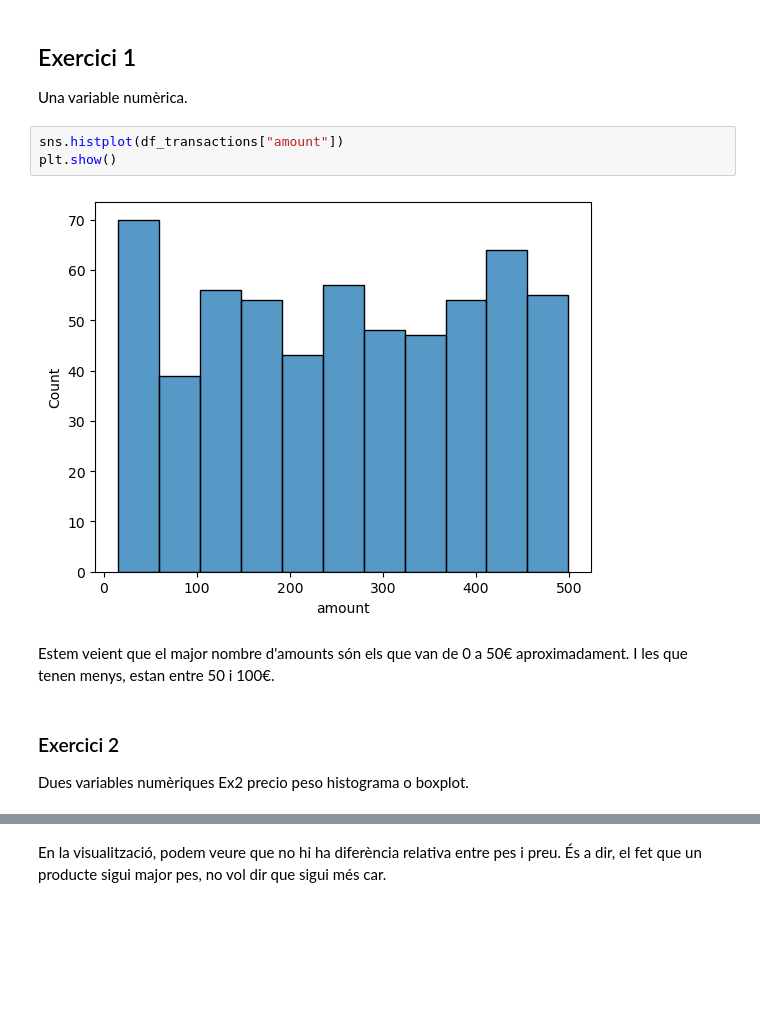
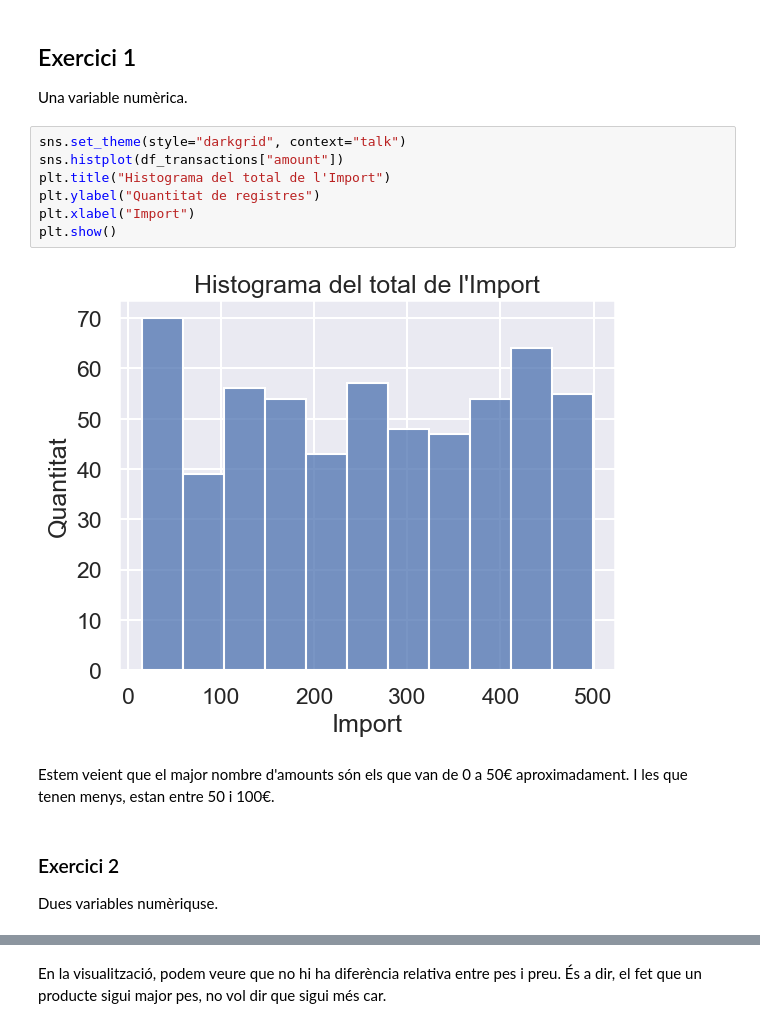
Before and after one commit to albertbatlle/cp-objectes-dades, a Jupyter notebook: S8.01-Visualitzacions-Python.ipynb, the cells around one changed output, grey strips where cells are left out. Saved outputs shown, nothing was run; the diff lists cells and outputs as text; blank space fills up the shorter version.

```diff
--- a/S8.01-Visualitzacions-Python.ipynb
+++ b/S8.01-Visualitzacions-Python.ipynb
@@ -66,15 +64,18 @@ import warnings
 ## Exercici 1
 Una variable numèrica.
 # %%
+sns.set_theme(style="darkgrid", context="talk")
 sns.histplot(df_transactions["amount"])
+plt.title("Histograma del total de l'Import")
+plt.ylabel("Quantitat de registres")
+plt.xlabel("Import")
 plt.show()
 # %% [output]
-[figure, old version]
+[figure, new version]
 # %% [markdown]
 Estem veient que el major nombre d'amounts són els que van de 0 a 50€ aproximadament. </br>
 I les que tenen menys, estan entre 50 i 100€.
 # %% [markdown]
 ### Exercici 2
-Dues variables numèriques
-Ex2 precio peso histograma o boxplot.
+Dues variables numèriquse.
 # %%
```
Also changed, not shown: parts of 17 cells of this notebook, 9 other files.
